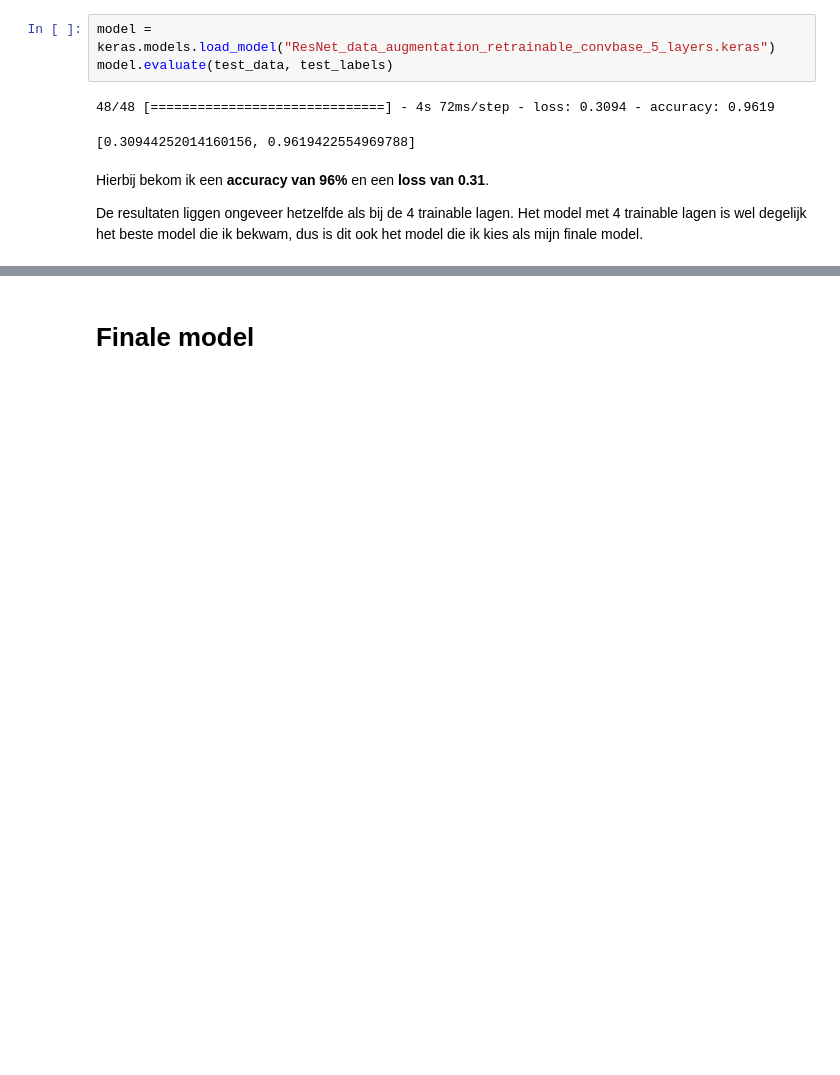
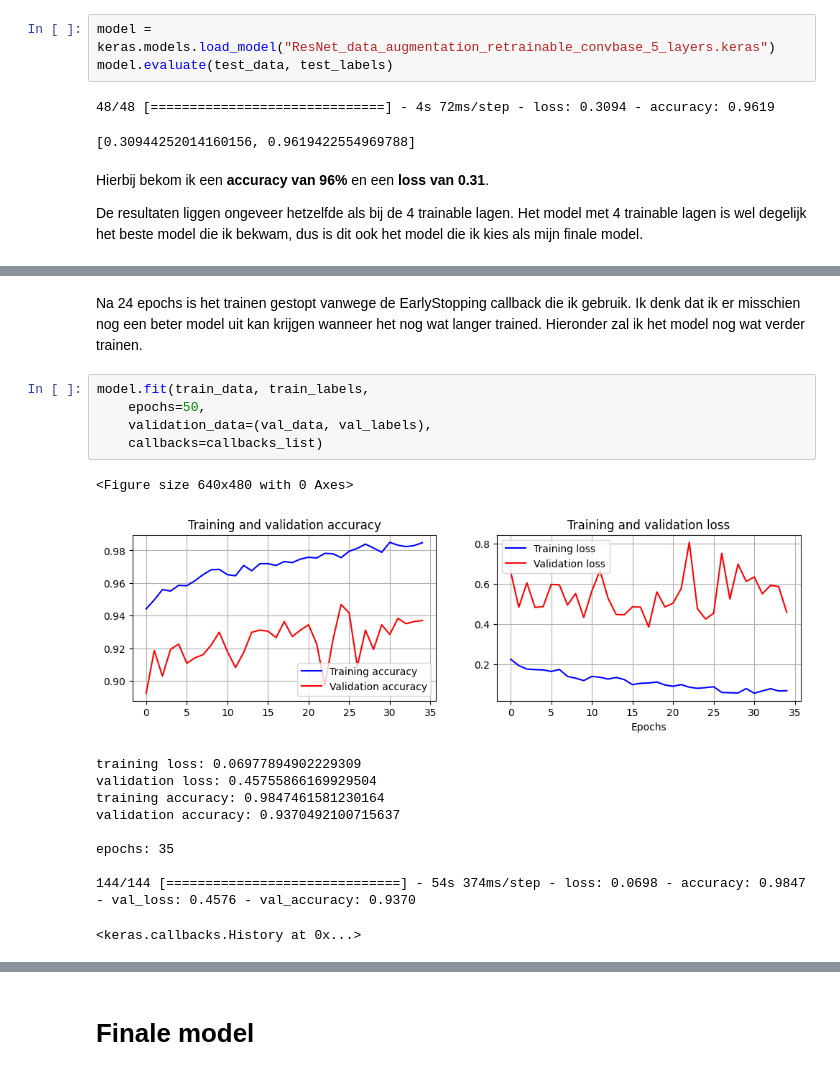
Before and after one commit to MichelDekiere/Opdracht-schilders, a Jupyter notebook: 4. Eigen Modellen/4.2 CNN met transfer learning/opstellen transfer learning model.ipynb, the cells around one changed output, grey strips where cells are left out. Saved outputs shown, nothing was run; the diff lists cells and outputs as text; blank space fills up the shorter version.

```diff
--- a/4. Eigen Modellen/4.2 CNN met transfer learning/opstellen transfer learning model.ipynb
+++ b/4. Eigen Modellen/4.2 CNN met transfer learning/opstellen transfer learning model.ipynb
@@ -566,0 +614,19 @@ De resultaten liggen ongeveer hetzelfde als bij de 4 trainable lagen. Het model
+# %% [markdown]
+Na 24 epochs is het trainen gestopt vanwege de EarlyStopping callback die ik gebruik. Ik denk dat ik er misschien nog een beter model uit kan krijgen wanneer het nog wat langer trained. Hieronder zal ik het model nog wat verder trainen.
+# %%
+model.fit(train_data, train_labels,
+    epochs=50,
+    validation_data=(val_data, val_labels),
+    callbacks=callbacks_list)
+# %% [output]
+<Figure size 640x480 with 0 Axes>
+[figure, added]
+training loss: 0.06977894902229309
+validation loss: 0.45755866169929504
+training accuracy: 0.9847461581230164
+validation accuracy: 0.9370492100715637
+
+epochs: 35
+
+144/144 [==============================] - 54s 374ms/step - loss: 0.0698 - accuracy: 0.9847 - val_loss: 0.4576 - val_accuracy: 0.9370
+<keras.callbacks.History at 0x...>
```
Also changed, not shown: parts of 28 cells of this notebook, 4 other files.
